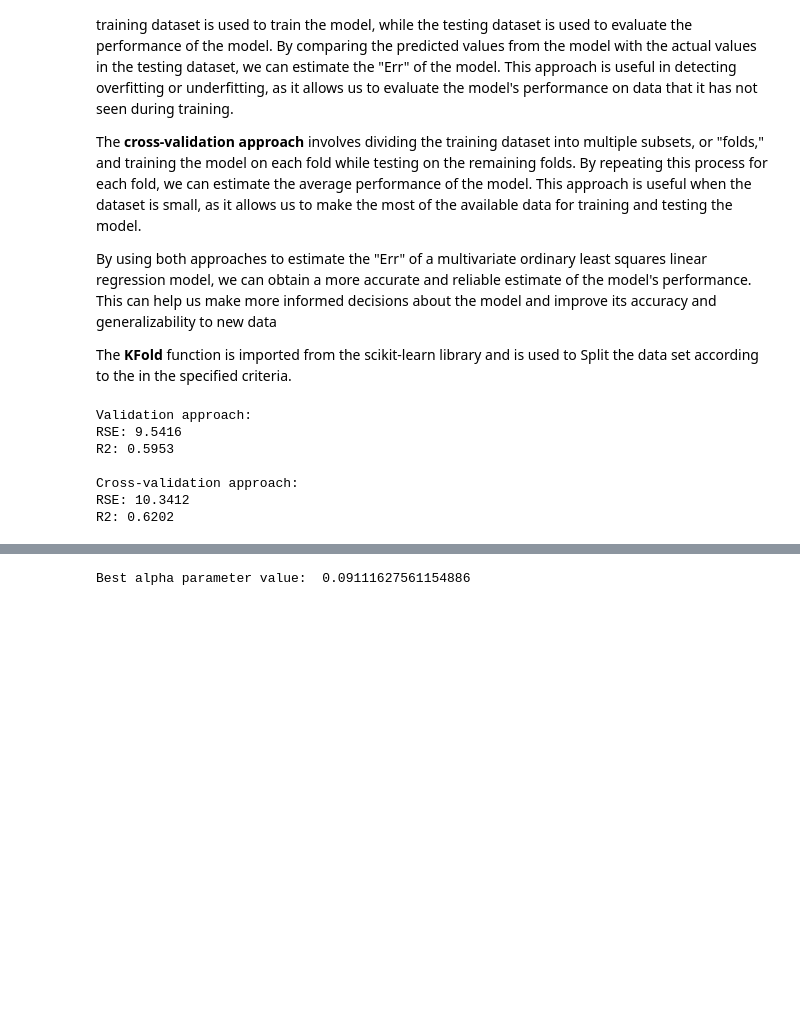
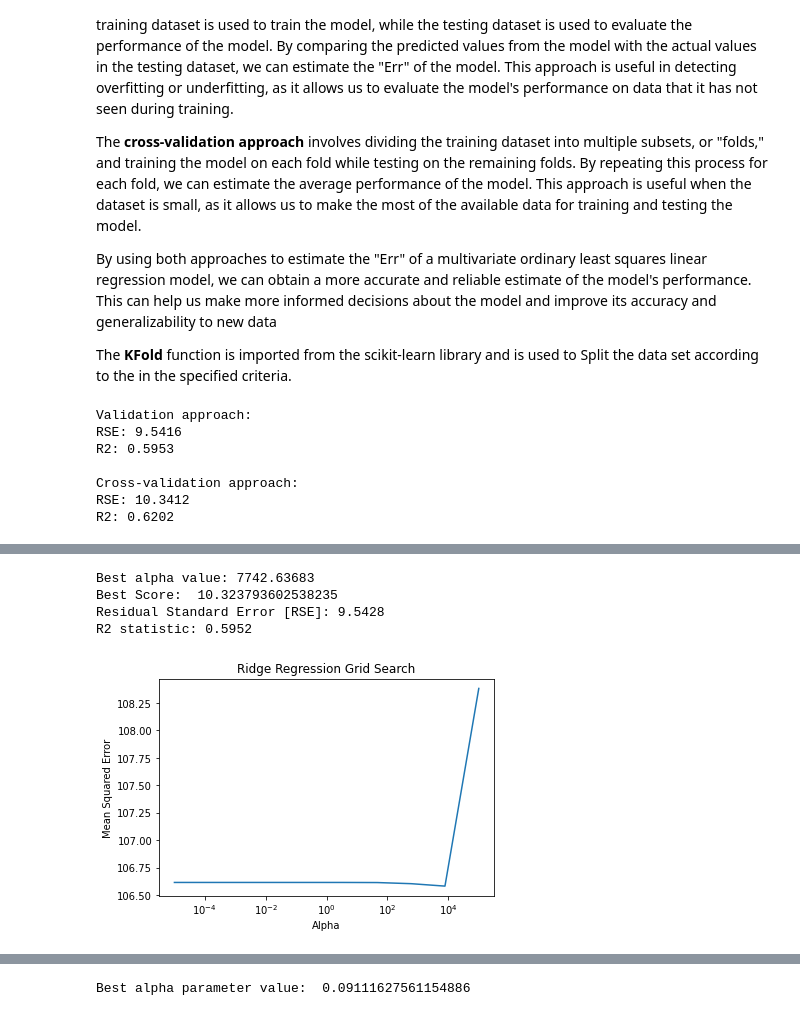
Before and after one commit to dev-nanthan/regression-for-prediction, a Jupyter notebook: ML_A2.ipynb, the cells around one changed output, grey strips where cells are left out. Saved outputs shown, nothing was run; the diff lists cells and outputs as text; code cells hidden in the pictures; blank space fills up the shorter version.

```diff
--- a/ML_A2.ipynb
+++ b/ML_A2.ipynb
@@ -209,0 +154,54 @@ Test R2: 0.5951
+# %%
+# CV based grid-search to tune parameter “α” of the Ridge regression model
+# ##############################################################################
+# Define the Ridge model
+ridge = Ridge()
+
+# Define the range of alpha values to search
+# range:  between 10^-5 to 10^5 with 10 values spaced evenly on a logarithmic scale.
+alpha_range = np.logspace(-5, 5, 10)
+
+# Perform a grid search to tune the regularization parameter
+param_grid = {'alpha': alpha_range}
+
+grid_search = GridSearchCV(ridge, param_grid, cv=5, scoring='neg_mean_squared_error')
+# grid_search = GridSearchCV(ridge, param_grid, cv=5, scoring='neg_mean_squared_error')
+grid_search.fit(X_train, y_train)
+
+# Print the best parameter and score
+best_alpha = grid_search.best_params_['alpha']
+print("Best alpha value: {:.5f}".format(best_alpha))
+print("Best Score: ", np.sqrt(-grid_search.best_score_))
+
+# New Ridge model Using the “best” “α” setting
+# ##############################################################################
+ridge = Ridge(alpha=best_alpha)
+
+# re-train on the entire “training” dataset to obtain the final Ridge regression model.
+ridge.fit(X_train, y_train)
+
+# predict on the test set
+y_pred = ridge.predict(X_test)
+
+# Performance Evaluation
+# ##############################################################################
+
+# Compute the RSE and R2 error on the test set
+rse = np.sqrt(mean_squared_error(y_test, y_pred))
+r2 = r2_score(y_test, y_pred)
+print("Residual Standard Error [RSE]: {:.4f}".format(rse))
+print("R2 statistic: {:.4f}".format(r2))
+
+# Plot the performance of the models explored during the alpha hyperparameter tuning phase as function of alpha
+mse_scores = -grid_search.cv_results_['mean_test_score']
+plt.semilogx(alpha_range, mse_scores)
+plt.xlabel('Alpha')
+plt.ylabel('Mean Squared Error')
+plt.title('Ridge Regression Grid Search')
+plt.show()
+# %% [output]
+Best alpha value: 7742.63683
+Best Score:  10.323793602538235
+Residual Standard Error [RSE]: 9.5428
+R2 statistic: 0.5952
+[figure, added]
```
Also changed, not shown: parts of 7 cells of this notebook.
